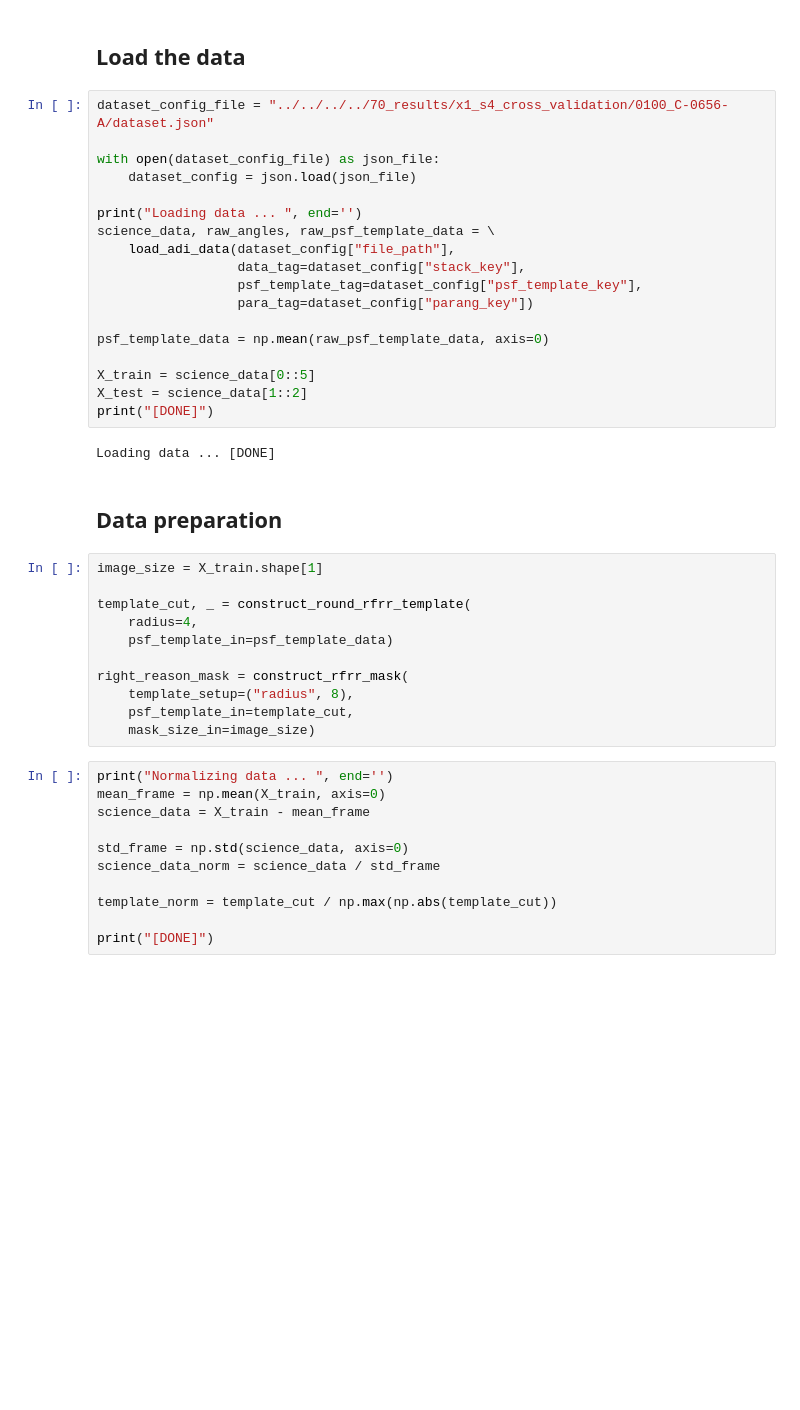
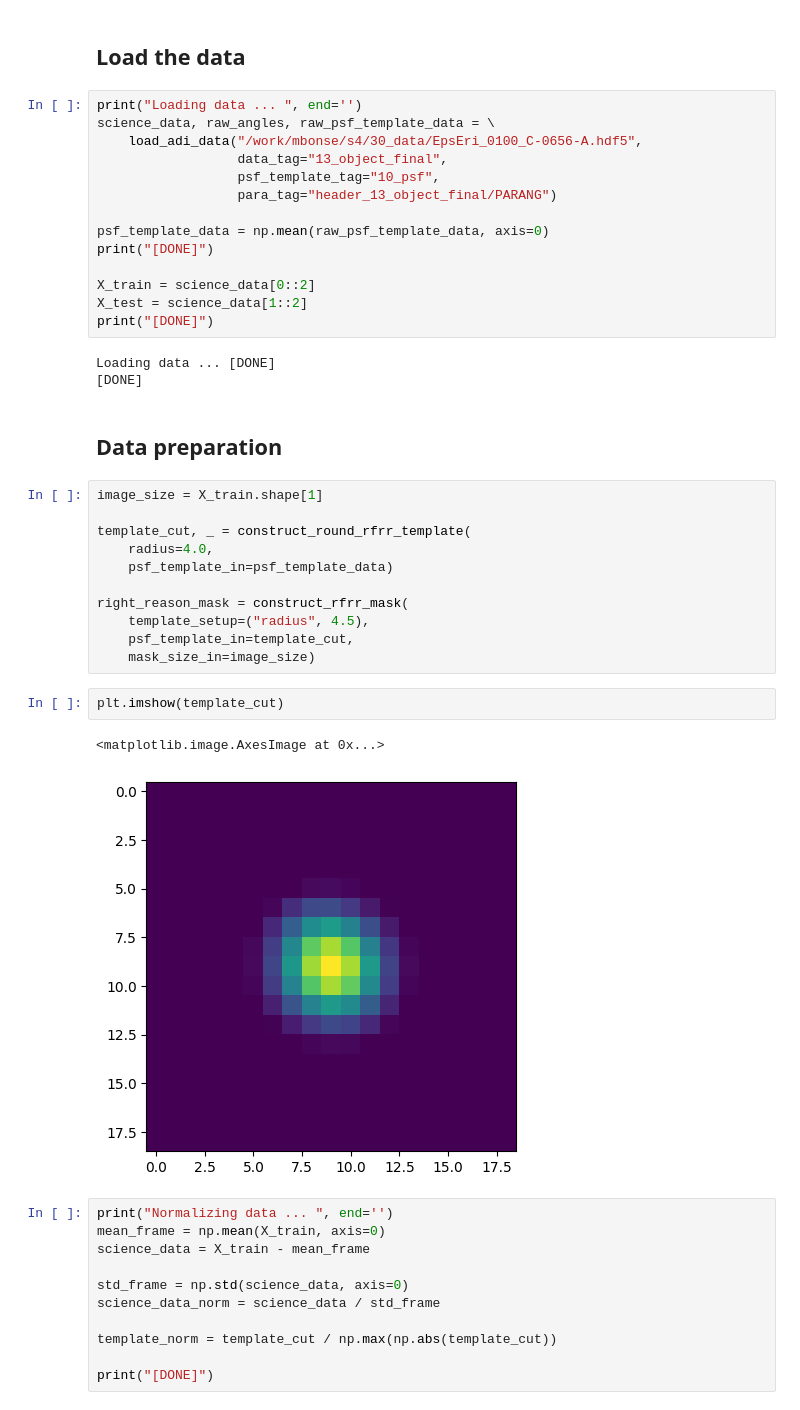
Before and after one commit to markusbonse/fours, a Jupyter notebook: notebooks/implementation/01_Test_new_math.ipynb, the cells around one changed output. Saved outputs shown, nothing was run; the diff lists cells and outputs as text; blank space fills up the shorter version.

```diff
--- a/notebooks/implementation/01_Test_new_math.ipynb
+++ b/notebooks/implementation/01_Test_new_math.ipynb
@@ -18,38 +18,40 @@ from s4hci.utils.masks import construct_round_rfrr_template, construct_rfrr_mask
 # %% [markdown]
 ## Load the data
 # %%
-dataset_config_file = "../../../../70_results/x1_s4_cross_validation/0100_C-0656-A/dataset.json"
-
-with open(dataset_config_file) as json_file:
-    dataset_config = json.load(json_file)
-
 print("Loading data ... ", end='')
 science_data, raw_angles, raw_psf_template_data = \
-    load_adi_data(dataset_config["file_path"],
-                  data_tag=dataset_config["stack_key"],
-                  psf_template_tag=dataset_config["psf_template_key"],
-                  para_tag=dataset_config["parang_key"])
+    load_adi_data("/work/mbonse/s4/30_data/EpsEri_0100_C-0656-A.hdf5",
+                  data_tag="13_object_final",
+                  psf_template_tag="10_psf",
+                  para_tag="header_13_object_final/PARANG")
 
 psf_template_data = np.mean(raw_psf_template_data, axis=0)
+print("[DONE]")
 
-X_train = science_data[0::5]
+X_train = science_data[0::2]
 X_test = science_data[1::2]
 print("[DONE]")
 # %% [output]
 Loading data ... [DONE]
+[DONE]
 # %% [markdown]
 ## Data preparation
 # %%
 image_size = X_train.shape[1]
 
 template_cut, _ = construct_round_rfrr_template(
-    radius=4,
+    radius=4.0,
     psf_template_in=psf_template_data)
 
 right_reason_mask = construct_rfrr_mask(
-    template_setup=("radius", 8),
+    template_setup=("radius", 4.5),
     psf_template_in=template_cut,
     mask_size_in=image_size)
+# %%
+plt.imshow(template_cut)
+# %% [output]
+<matplotlib.image.AxesImage at 0x...>
+[figure, added]
 # %%
 print("Normalizing data ... ", end='')
 mean_frame = np.mean(X_train, axis=0)
```
Also changed, not shown: parts of 23 cells of this notebook, 3 other files.
